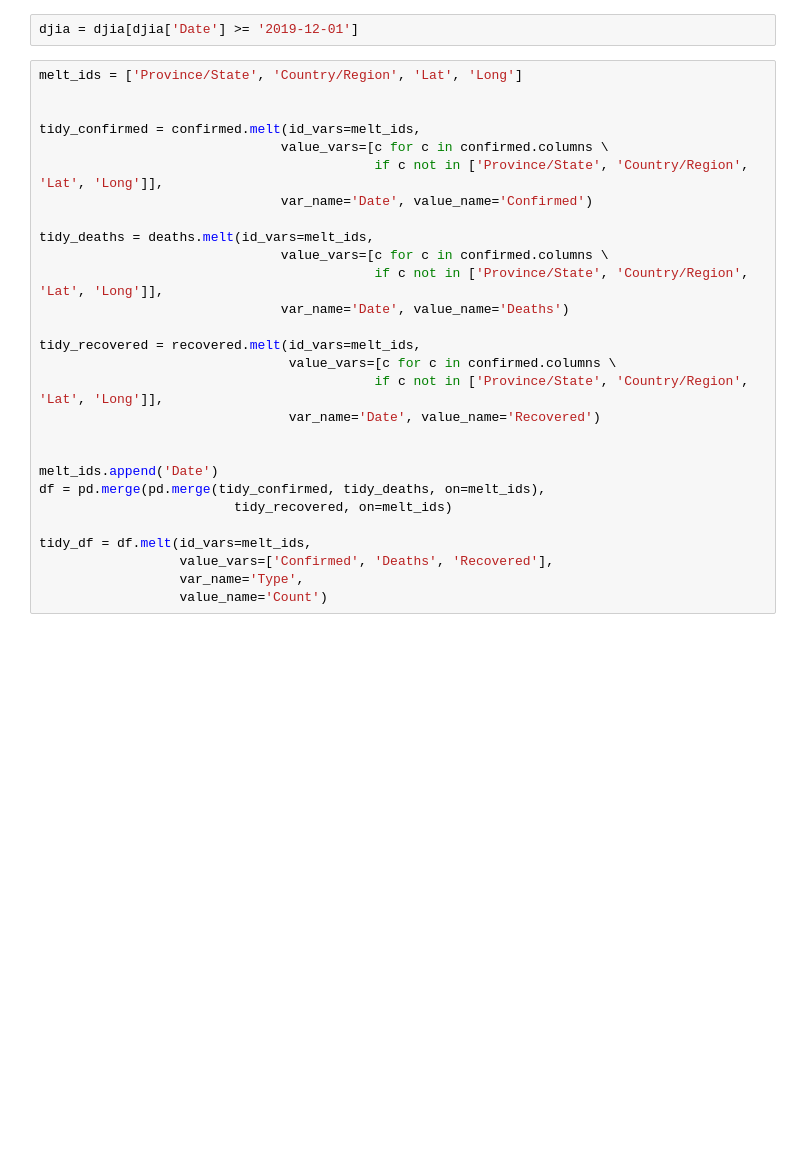
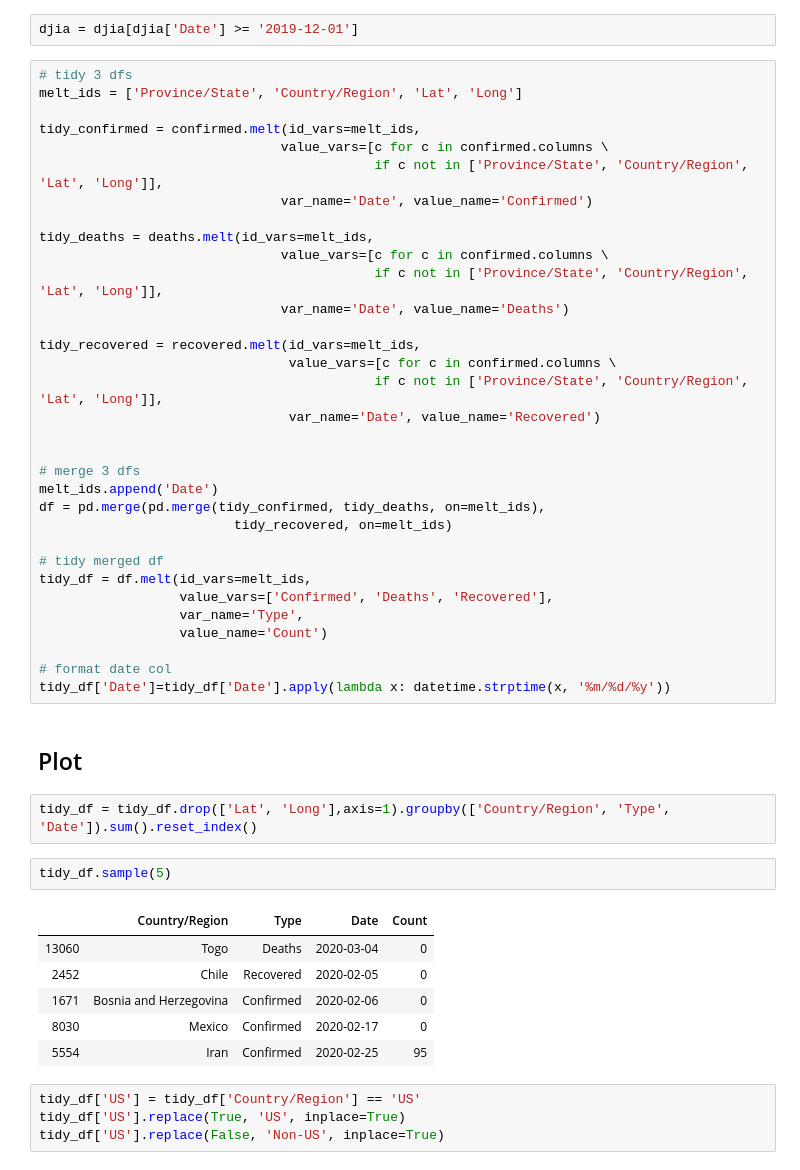
Before and after one commit to tomsharp/coronavirus-newspaper, a Jupyter notebook: combine data sources.ipynb, the cells around one changed output. Saved outputs shown, nothing was run; the diff lists cells and outputs as text; blank space fills up the shorter version.

Commit message:
made tidy_df

```diff
--- a/combine data sources.ipynb
+++ b/combine data sources.ipynb
@@ -10,8 +13,8 @@ recovered = pd.read_csv("data/time_series_19-covid-Recovered.csv")
 # %%
 djia = djia[djia['Date'] >= '2019-12-01']
 # %%
+# tidy 3 dfs
 melt_ids = ['Province/State', 'Country/Region', 'Lat', 'Long']
-
 
 tidy_confirmed = confirmed.melt(id_vars=melt_ids,
                                value_vars=[c for c in confirmed.columns \
@@ -29,11 +32,33 @@ tidy_recovered = recovered.melt(id_vars=melt_ids,
                                 var_name='Date', value_name='Recovered')
 
 
+# merge 3 dfs
 melt_ids.append('Date')
 df = pd.merge(pd.merge(tidy_confirmed, tidy_deaths, on=melt_ids),
                          tidy_recovered, on=melt_ids)
 
+# tidy merged df
 tidy_df = df.melt(id_vars=melt_ids,
                   value_vars=['Confirmed', 'Deaths', 'Recovered'],
                   var_name='Type',
                   value_name='Count')
+
+# format date col
+tidy_df['Date']=tidy_df['Date'].apply(lambda x: datetime.strptime(x, '%m/%d/%y'))
+# %% [markdown]
+## Plot
+# %%
+tidy_df = tidy_df.drop(['Lat', 'Long'],axis=1).groupby(['Country/Region', 'Type', 'Date']).sum().reset_index()
+# %%
+tidy_df.sample(5)
+# %% [output]
+|  | Country/Region | Type | Date | Count |
+| 13060 | Togo | Deaths | 2020-03-04 | 0 |
+| 2452 | Chile | Recovered | 2020-02-05 | 0 |
+| 1671 | Bosnia and Herzegovina | Confirmed | 2020-02-06 | 0 |
+| 8030 | Mexico | Confirmed | 2020-02-17 | 0 |
+| 5554 | Iran | Confirmed | 2020-02-25 | 95 |
+# %%
+tidy_df['US'] = tidy_df['Country/Region'] == 'US'
+tidy_df['US'].replace(True, 'US', inplace=True)
+tidy_df['US'].replace(False, 'Non-US', inplace=True)
```
Also changed, not shown: parts of 3 cells of this notebook.
